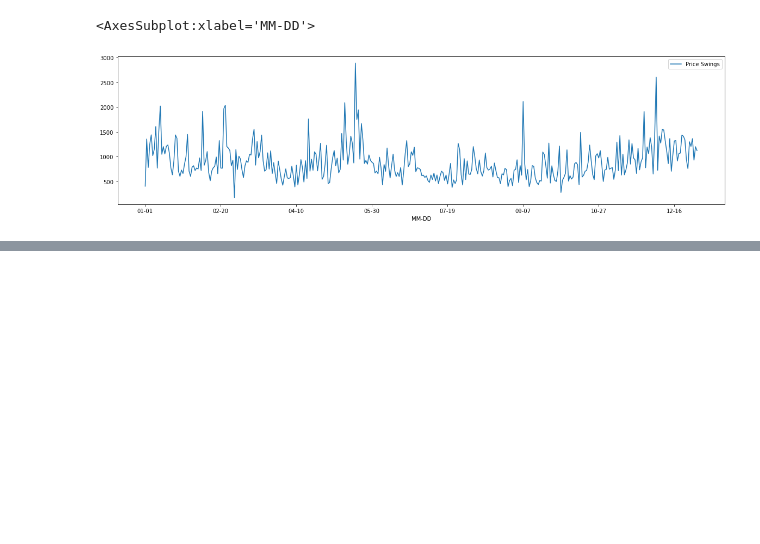
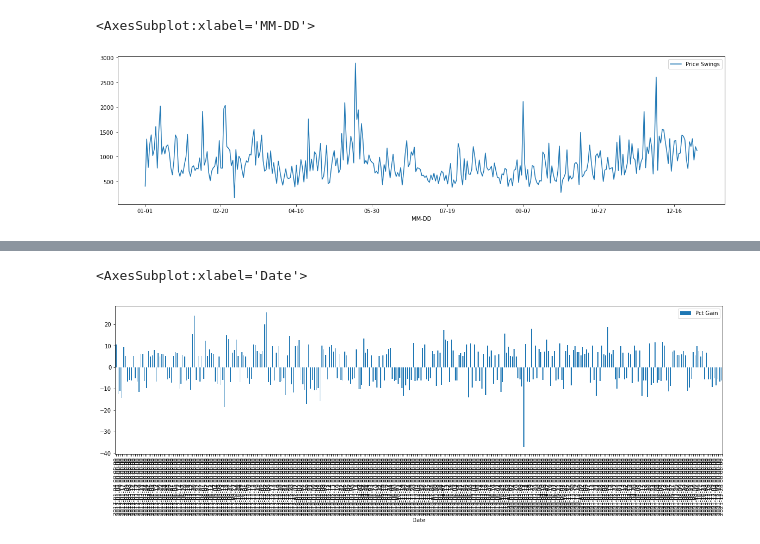
Before and after one commit to Steven-Woodring/Cryptocurrency_Analysis, a Jupyter notebook: Bitcoin.ipynb, the cells around one changed output, grey strips where cells are left out. Cells and saved outputs as stored; diff of their text form; code cells hidden in the pictures; blank space fills up the shorter version.

```diff
--- a/Bitcoin.ipynb
+++ b/Bitcoin.ipynb
@@ -80,0 +83,10 @@ BTC_MMDD.plot(y="Price Swings", figsize=(20,5))
+# %%
+# Pull all the days where BTC gained or lost at least 5%
+big_gains = BTC_df.loc[BTC_df["Pct Gain"] >= 5, :]
+big_losses = BTC_df.loc[BTC_df["Pct Gain"] <= -5, :]
+
+# Combine the DataFrames and sort by Date
+big_days = pd.concat([big_gains, big_losses])
+big_days = big_days.sort_values(by=["Date"])
+
+big_days
@@ -80,0 +107,5 @@ BTC_MMDD.plot(y="Price Swings", figsize=(20,5))
+# %%
+big_days.plot.bar(x="Date", y="Pct Gain", figsize=(20,5))
+# %% [output]
+<AxesSubplot:xlabel='Date'>
+[figure, added]
```
Also changed, not shown: parts of 14 cells of this notebook.
